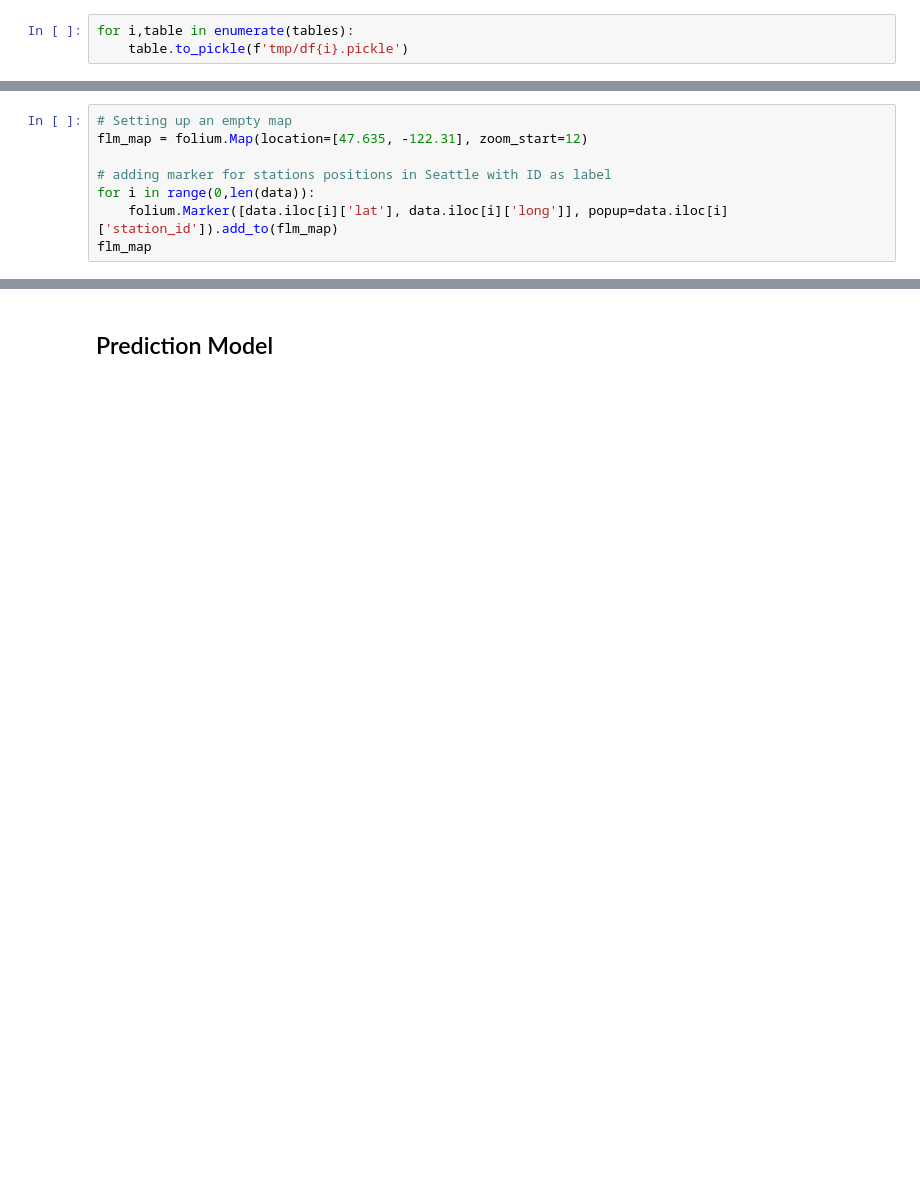
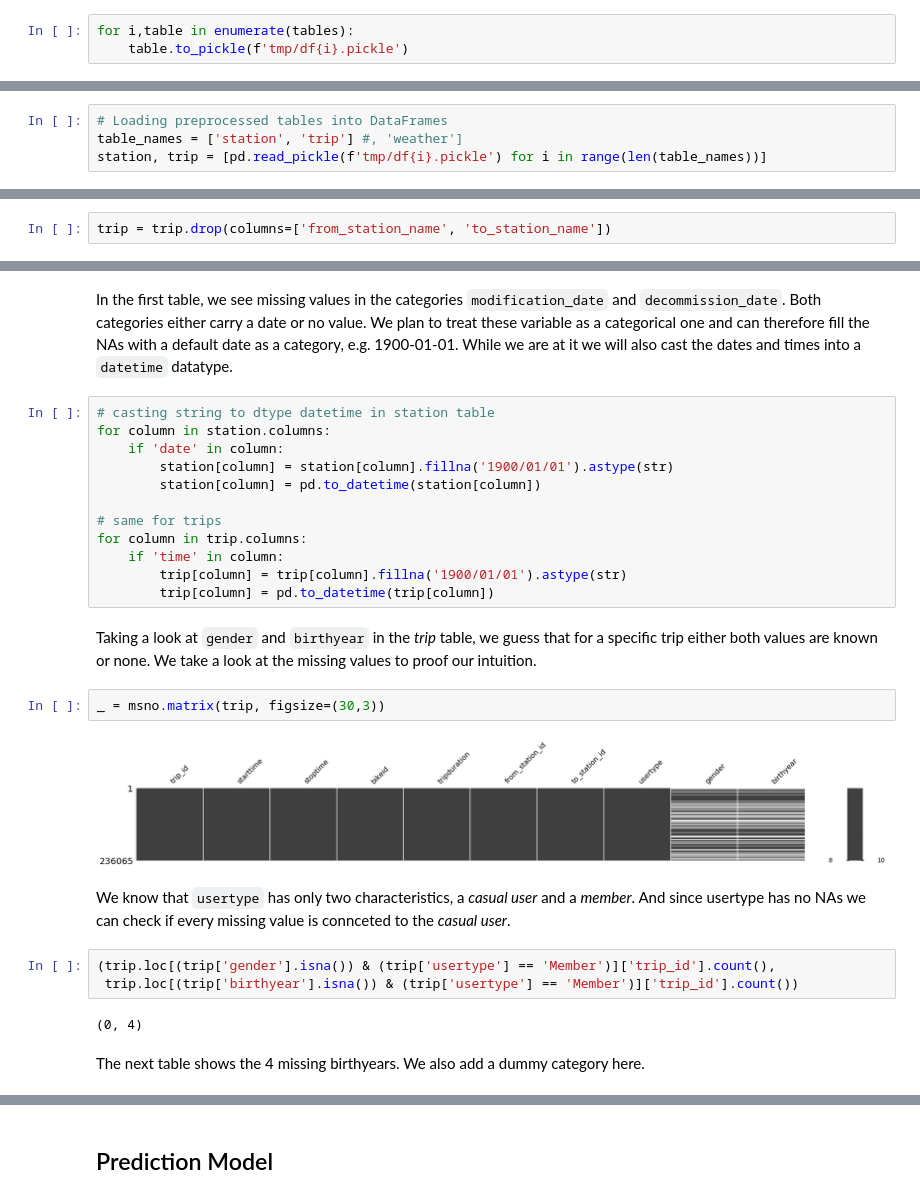
Before and after one commit to s-gr/RSSMNN, a Jupyter notebook: notebook.ipynb, the cells around one changed output, grey strips where cells are left out. Drawn from its saved outputs; the diff is of its cells as text; blank space fills up the shorter version.

Commit message:
Finished preparing the data in prepare_data.py

```diff
--- a/notebook.ipynb
+++ b/notebook.ipynb
@@ -217,8 +93,0 @@ data = station[['station_id', 'lat', 'long']]
-# %%
-# Setting up an empty map
-flm_map = folium.Map(location=[47.635, -122.31], zoom_start=12)
-
-# adding marker for stations positions in Seattle with ID as label
-for i in range(0,len(data)):
-    folium.Marker([data.iloc[i]['lat'], data.iloc[i]['long']], popup=data.iloc[i]['station_id']).add_to(flm_map)
-flm_map
@@ -229,0 +98,4 @@ Since we are handling tabular data, we have to do all the necessary cleaning and
+# %%
+# Loading preprocessed tables into DataFrames
+table_names = ['station', 'trip'] #, 'weather']
+station, trip = [pd.read_pickle(f'tmp/df{i}.pickle') for i in range(len(table_names))]
@@ -229,0 +142,2 @@ Since we are handling tabular data, we have to do all the necessary cleaning and
+# %%
+trip = trip.drop(columns=['from_station_name', 'to_station_name'])
@@ -229,0 +170,29 @@ Since we are handling tabular data, we have to do all the necessary cleaning and
+# %% [markdown]
+In the first table, we see missing values in the categories `modification_date` and `decommission_date`. Both categories either carry a date or no value. We plan to treat these variable as a categorical one and can therefore fill the NAs with a default date as a category, e.g. 1900-01-01. While we are at it we will also cast the dates and times into a `datetime` datatype.
+# %%
+# casting string to dtype datetime in station table
+for column in station.columns:
+    if 'date' in column:
+        station[column] = station[column].fillna('1900/01/01').astype(str)
+        station[column] = pd.to_datetime(station[column])
+
+# same for trips
+for column in trip.columns:
+    if 'time' in column:
+        trip[column] = trip[column].fillna('1900/01/01').astype(str)
+        trip[column] = pd.to_datetime(trip[column])
+# %% [markdown]
+Taking a look at `gender` and `birthyear` in the *trip* table, we guess that for a specific trip either both values are known or none. We take a look at the missing values to proof our intuition.
+# %%
+_ = msno.matrix(trip, figsize=(30,3))
+# %% [output]
+[figure, added]
+# %% [markdown]
+We know that `usertype` has only two characteristics, a *casual user* and a *member*. And since usertype has no NAs we can check if every missing value is connceted to the *casual user*.
+# %%
+(trip.loc[(trip['gender'].isna()) & (trip['usertype'] == 'Member')]['trip_id'].count(),
+ trip.loc[(trip['birthyear'].isna()) & (trip['usertype'] == 'Member')]['trip_id'].count())
+# %% [output]
+(0, 4)
+# %% [markdown]
+The next table shows the 4 missing birthyears. We also add a dummy category here.
```
Also changed, not shown: parts of 63 cells of this notebook, 2 other files.
